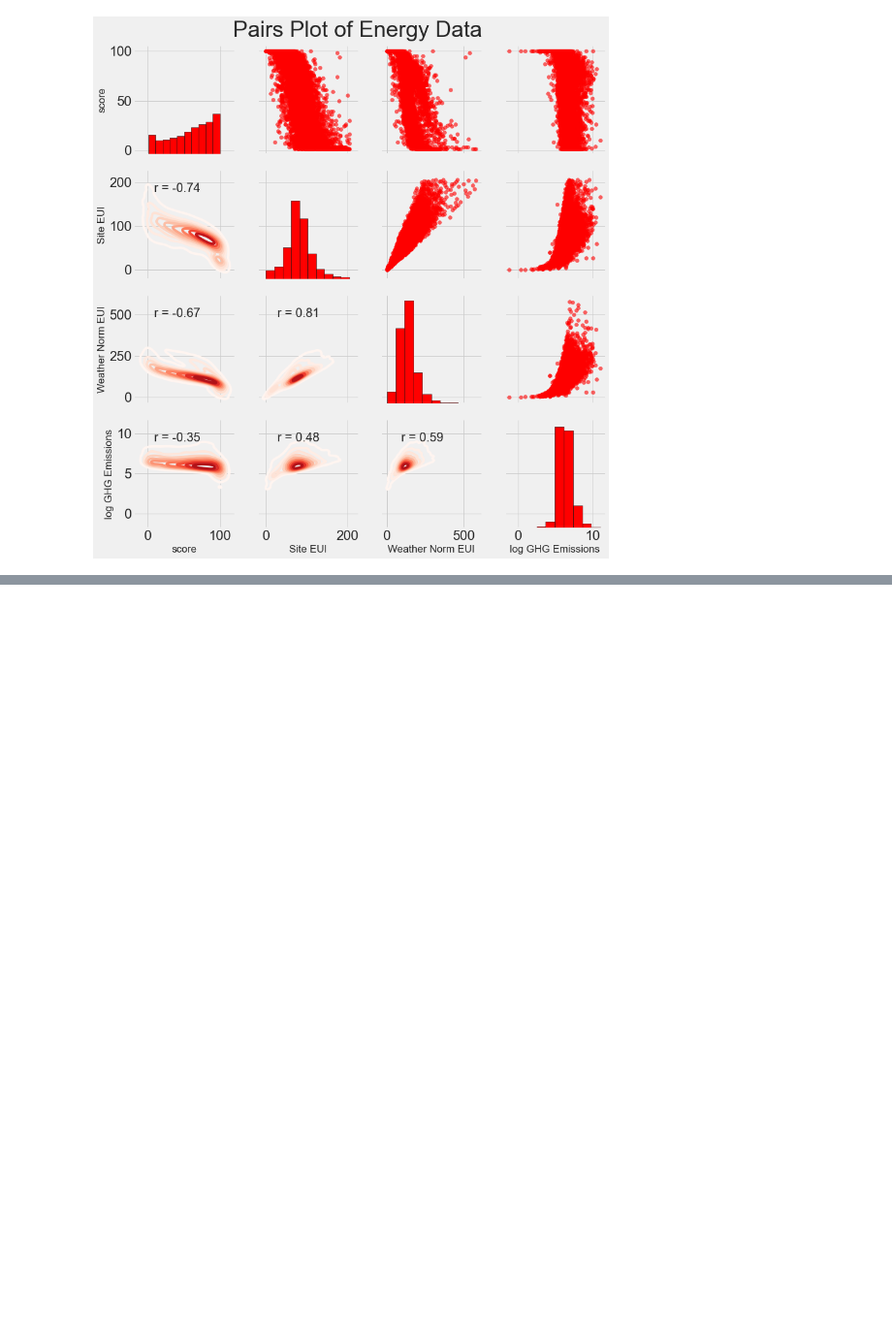
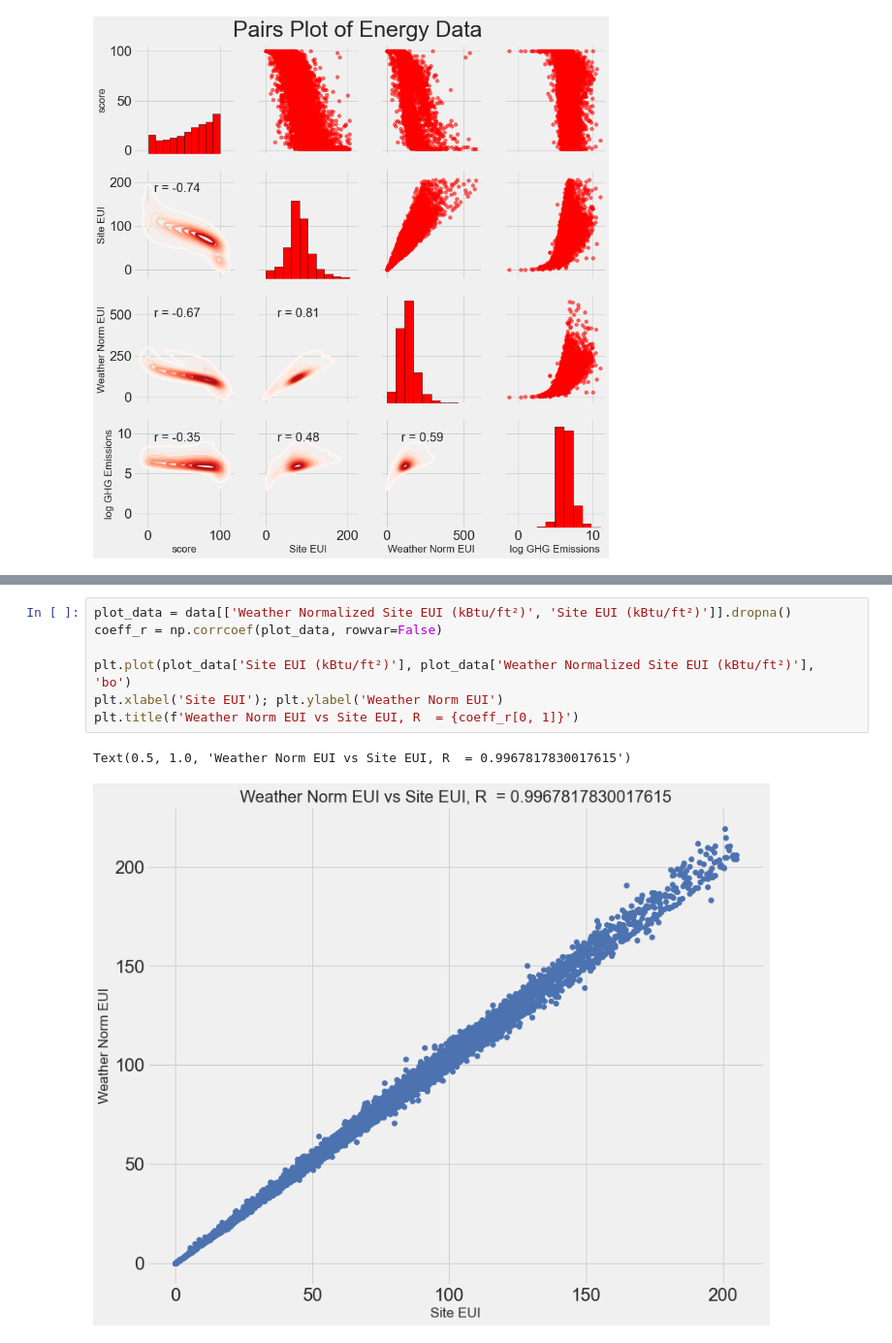
Before and after one commit to Jared-Glenn/Machine_Learning_Project_Walkthrough, a Jupyter notebook: ml_walkthrough.ipynb, the cells around one changed output, grey strips where cells are left out. Shown at 97% size. Drawn from its saved outputs; the diff is of its cells as text; blank space fills up the shorter version.

```diff
--- a/ml_walkthrough.ipynb
+++ b/ml_walkthrough.ipynb
@@ -477,0 +506,10 @@ plt.suptitle('Pairs Plot of Energy Data', size = 36, y = 1.02);
+# %%
+plot_data = data[['Weather Normalized Site EUI (kBtu/ft²)', 'Site EUI (kBtu/ft²)']].dropna()
+coeff_r = np.corrcoef(plot_data, rowvar=False)
+
+plt.plot(plot_data['Site EUI (kBtu/ft²)'], plot_data['Weather Normalized Site EUI (kBtu/ft²)'], 'bo')
+plt.xlabel('Site EUI'); plt.ylabel('Weather Norm EUI')
+plt.title(f'Weather Norm EUI vs Site EUI, R  = {coeff_r[0, 1]}')
+# %% [output]
+Text(0.5, 1.0, 'Weather Norm EUI vs Site EUI, R  = 0.9967817830017615')
+[figure, added]
```
Also changed, not shown: parts of 1 cell of this notebook.
